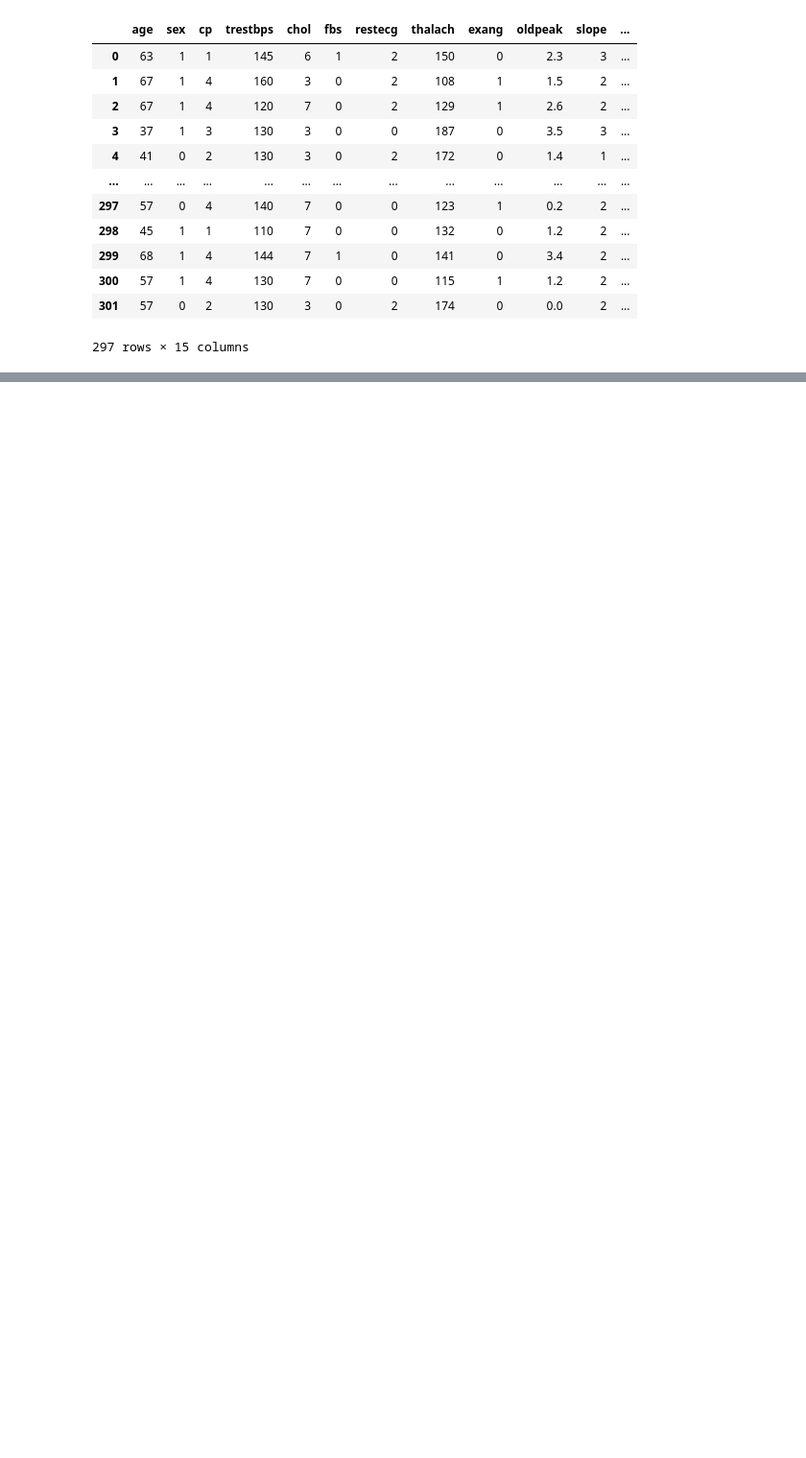
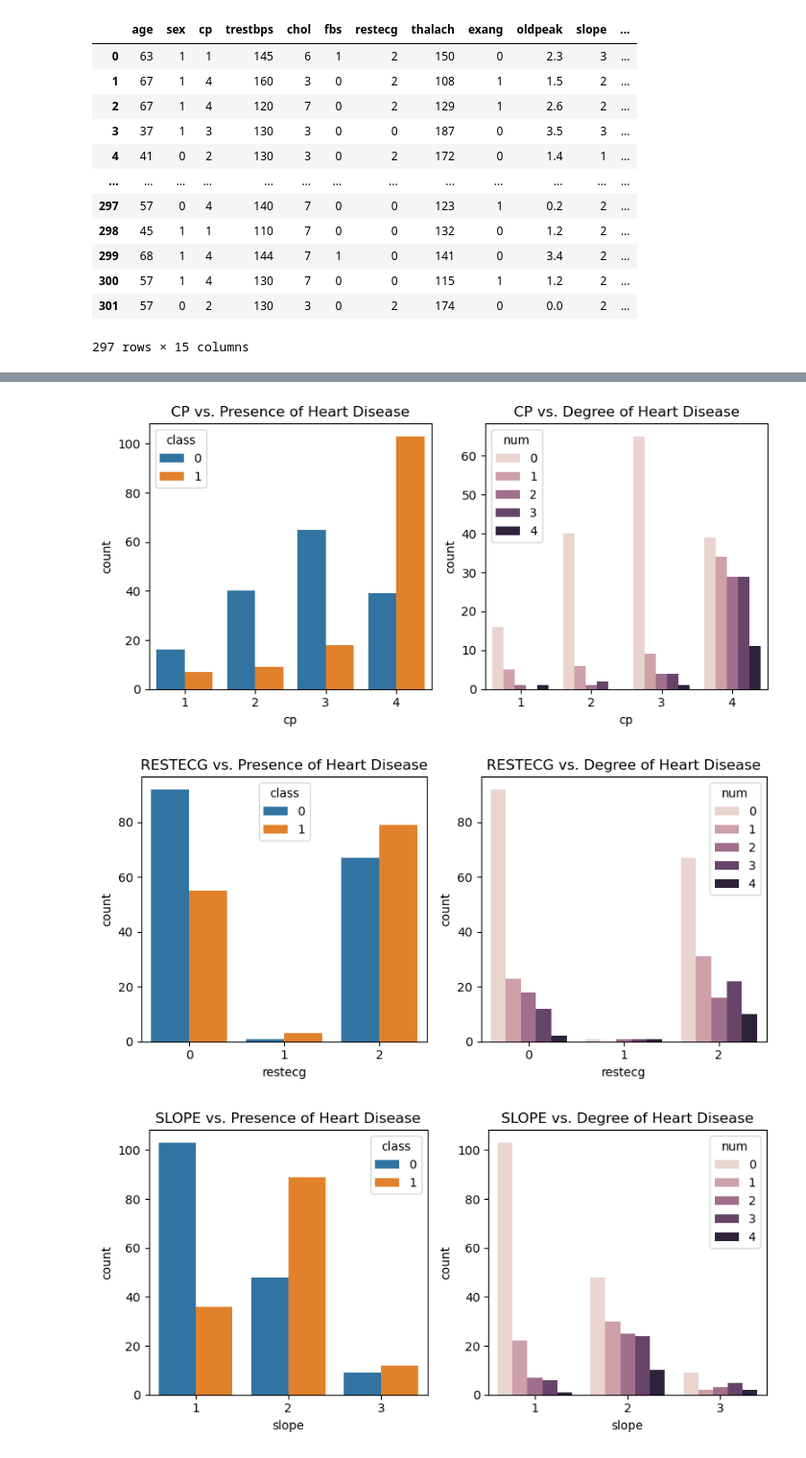
Before and after one commit to itsrohita/heart-disease-prediction, a Jupyter notebook: data_exploration.ipynb, the cells around one changed output, grey strips where cells are left out. Shown at 96% size. Drawn from its saved outputs; the diff is of its cells as text; code cells hidden in the pictures; blank space fills up the shorter version.

```diff
--- a/data_exploration.ipynb
+++ b/data_exploration.ipynb
@@ -109,0 +263,8 @@ df
+# %%
+# compare binary categorical vars with binary outcome
+for col in multi_cat_cols:
+    print(f"\n--- {col.upper()} ---")
+    print(pd.crosstab(df[col], df['class'], normalize='columns').round(2))
+
+# can see a moderate impact with restecg and a strong impact from cp (4), restecg (2),
+# slope (2), thal (7)
@@ -109,0 +289,19 @@ df
+# %%
+# visualize binary categorical vars with outcome
+for col in multi_cat_cols:
+    plt.figure(figsize=(8,4))
+
+    plt.subplot(1,2,1)
+    sns.countplot(df, x = col, hue = 'class')
+    plt.title(f'{col.upper()} vs. Presence of Heart Disease')
+
+    plt.subplot(1,2,2)
+    sns.countplot(df, x = col, hue = 'num')
+    plt.title(f'{col.upper()} vs. Degree of Heart Disease')
+
+    plt.tight_layout()
+    plt.show()
+# %% [output]
+[figure, added]
+[figure, added]
+[figure, added]
```
Also changed, not shown: parts of 22 cells of this notebook.
